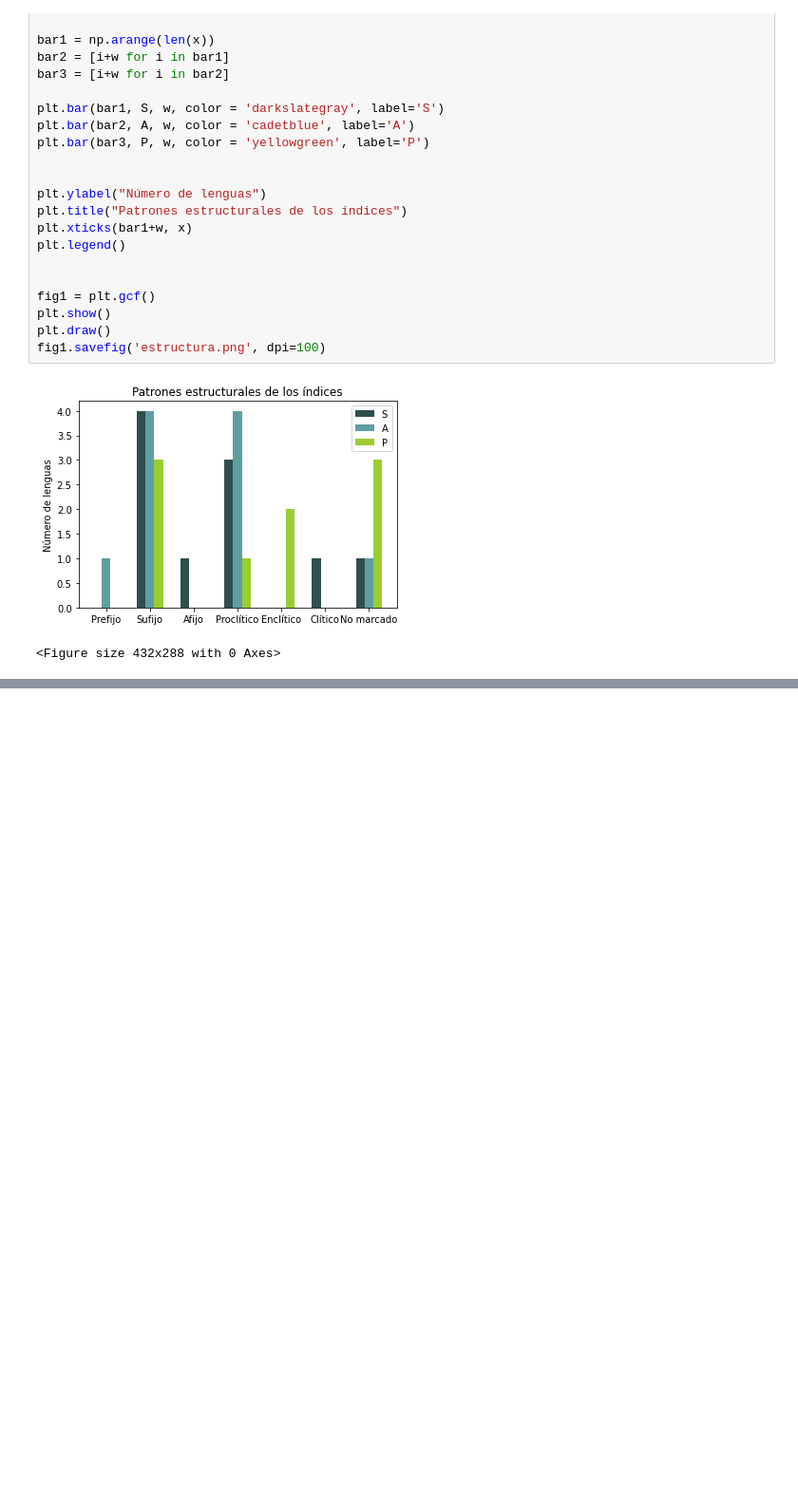
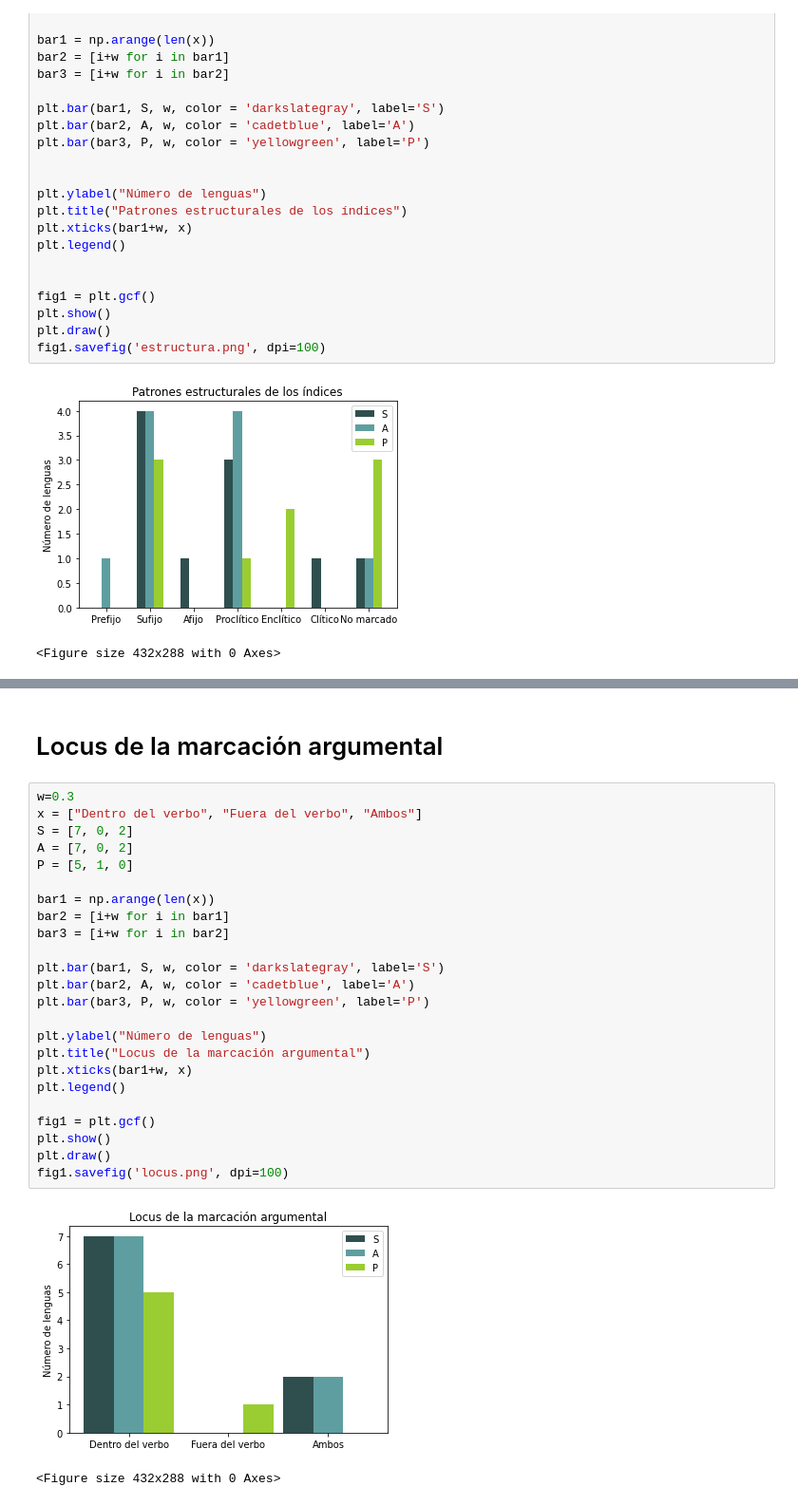
Before and after one commit to MuffinLinwist/inamaz, a Jupyter notebook: graphs/graficos.ipynb, the cells around one changed output, grey strips where cells are left out. Shown: that part at 95% size. Cells and saved outputs as stored; diff of their text form; blank space fills up the shorter version.

```diff
--- a/graphs/graficos.ipynb
+++ b/graphs/graficos.ipynb
@@ -35,0 +63,29 @@ fig1.savefig('estructura.png', dpi=100)
+# %% [markdown]
+# Locus de la marcación argumental
+# %%
+w=0.3
+x = ["Dentro del verbo", "Fuera del verbo", "Ambos"]
+S = [7, 0, 2]
+A = [7, 0, 2]
+P = [5, 1, 0]
+
+bar1 = np.arange(len(x))
+bar2 = [i+w for i in bar1]
+bar3 = [i+w for i in bar2]
+
+plt.bar(bar1, S, w, color = 'darkslategray', label='S')
+plt.bar(bar2, A, w, color = 'cadetblue', label='A')
+plt.bar(bar3, P, w, color = 'yellowgreen', label='P')
+
+plt.ylabel("Número de lenguas")
+plt.title("Locus de la marcación argumental")
+plt.xticks(bar1+w, x)
+plt.legend()
+
+fig1 = plt.gcf()
+plt.show()
+plt.draw()
+fig1.savefig('locus.png', dpi=100)
+# %% [output]
+[figure, added]
+<Figure size 432x288 with 0 Axes>
```
Also changed, not shown: parts of 6 cells of this notebook, 3 other files.
